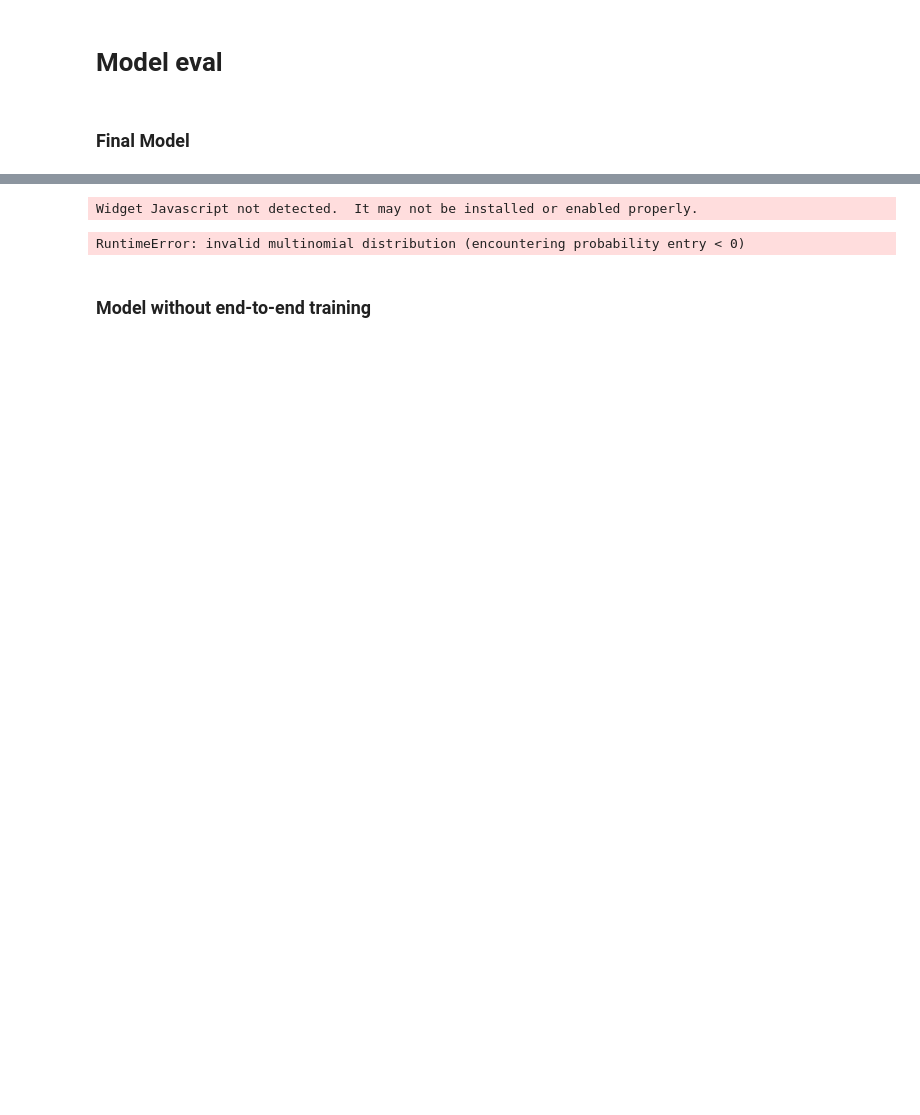
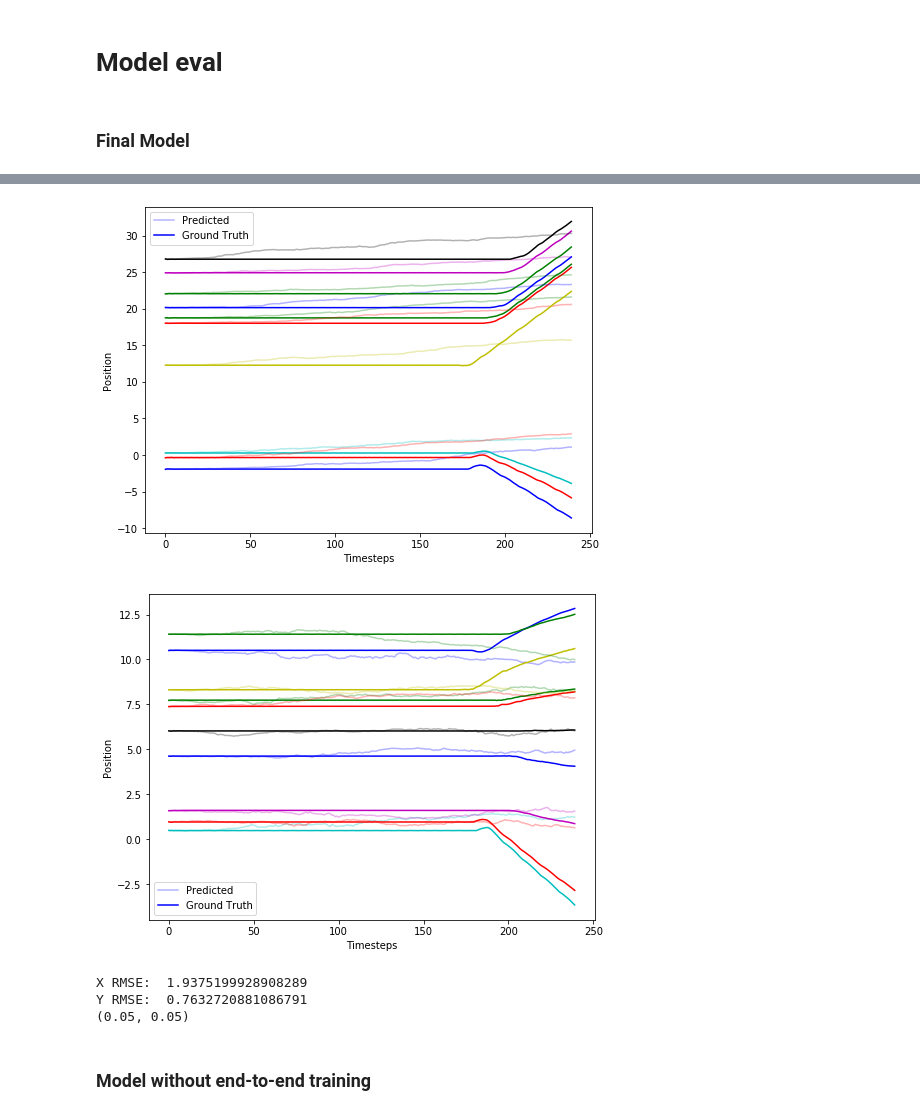
Before and after one commit to HaoWen470/crossmodal_filtering1, a Jupyter notebook: train_dpf_all_sensors.ipynb, the cells around one changed output, grey strips where cells are left out. Drawn from its saved outputs; the diff is of its cells as text; code cells hidden in the pictures; blank space fills up the shorter version.

```diff
--- a/train_dpf_all_sensors.ipynb
+++ b/train_dpf_all_sensors.ipynb
@@ -71,5 +65,10 @@ Loaded 40000 points
 # %%
-measurement_trainset_loader = torch.utils.data.DataLoader(measurement_trainset, batch_size=64, shuffle=True, num_workers=16)
+measurement_trainset_loader = torch.utils.data.DataLoader(
+    measurement_trainset,
+    batch_size=64,
+    shuffle=True,
+    num_workers=16)
+
 for i in range(15):
     print("Training epoch", i)
     panda_training.train_measurement(buddy, pf_model, measurement_trainset_loader, log_interval=20)
@@ -102,10 +117,10 @@ buddy.save_checkpoint(label="before_e2e_training")
 # Create end-to-end dataset
 
 e2e_trainset = panda_datasets.PandaParticleFilterDataset(
-    "data/pushset_medium.hdf5",
-    subsequence_length=4,
+    "data/gentle_push_100.hdf5",
+    subsequence_length=16,
     particle_count=30,
-    particle_variances=(.0005, .0005),
+    particle_stddev=(.1, .1),
     **dataset_args
 )
 # %% [output]
@@ -114,6 +134,6 @@ Keeping (inactive): 1495
 # %%
 ##### Train end-to-end
-pf_model.dynamics_model.state_noise = (0.005, 0.005)
+pf_model.dynamics_model.state_noise_stddev = (0.05, 0.05)
 
 pf_model.freeze_measurement_model = False
 pf_model.freeze_dynamics_model = True
@@ -123,7 +143,7 @@ pf_model.freeze_dynamics_model = True
 #     print("Training epoch", i)
 #     panda_training.train_e2e(buddy, pf_model, e2e_trainset_loader, loss_type="mse", log_interval=100)
 
-e2e_trainset_loader = torch.utils.data.DataLoader(e2e_trainset, batch_size=64, shuffle=True, num_workers=2)
+e2e_trainset_loader = torch.utils.data.DataLoader(e2e_trainset, batch_size=32, shuffle=True, num_workers=2)
 for i in range(20):
     print("Training epoch", i)
     panda_training.train_e2e(buddy, pf_model, e2e_trainset_loader, loss_type="mse")
@@ -160,13 +172,14 @@ buddy.save_checkpoint()
 # Model eval
 # %%
 eval_trajectories = panda_datasets.load_trajectories(
-    "data/pushset_small.hdf5",
+    "data/gentle_push_10.hdf5",
     **dataset_args
 )
 # %% [markdown]
 ### Final Model
 # %%
+pf_model.dynamics_model.state_noise_stddev = (0.05, 0.05)
 pred, actual = panda_training.rollout(pf_model, eval_trajectories, start_time=0, max_timesteps=1000, particle_count=200, noisy_dynamics=True)
 panda_training.eval_rollout(pred, actual, plot=True)
-print(pf_model.dynamics_model.state_noise)
+print(pf_model.dynamics_model.state_noise_stddev)
 # %% [output]
@@ -173,5 +187,8 @@ print(pf_model.dynamics_model.state_noise)
+[figure, added]
+[figure, added]
-Widget Javascript not detected.  It may not be installed or enabled properly.
+X RMSE:  1.9375199928908289
+Y RMSE:  0.7632720881086791
+(0.05, 0.05)
-RuntimeError: invalid multinomial distribution (encountering probability entry < 0)
 # %% [markdown]
 ### Model without end-to-end training
 # %%
```
Also changed, not shown: parts of 10 cells of this notebook, 3 other files.
